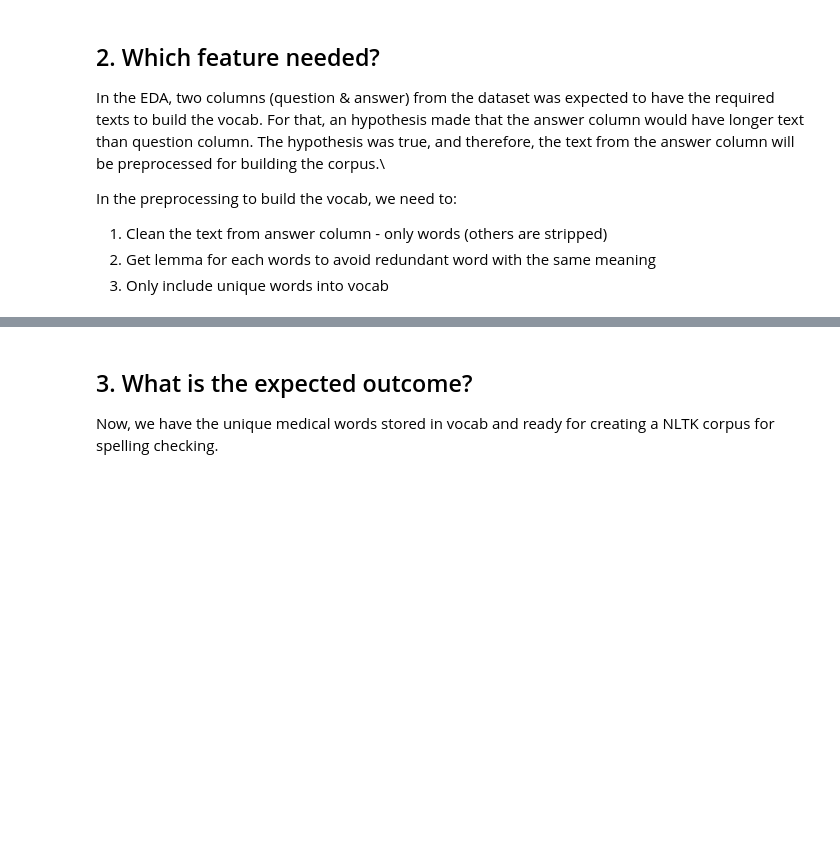
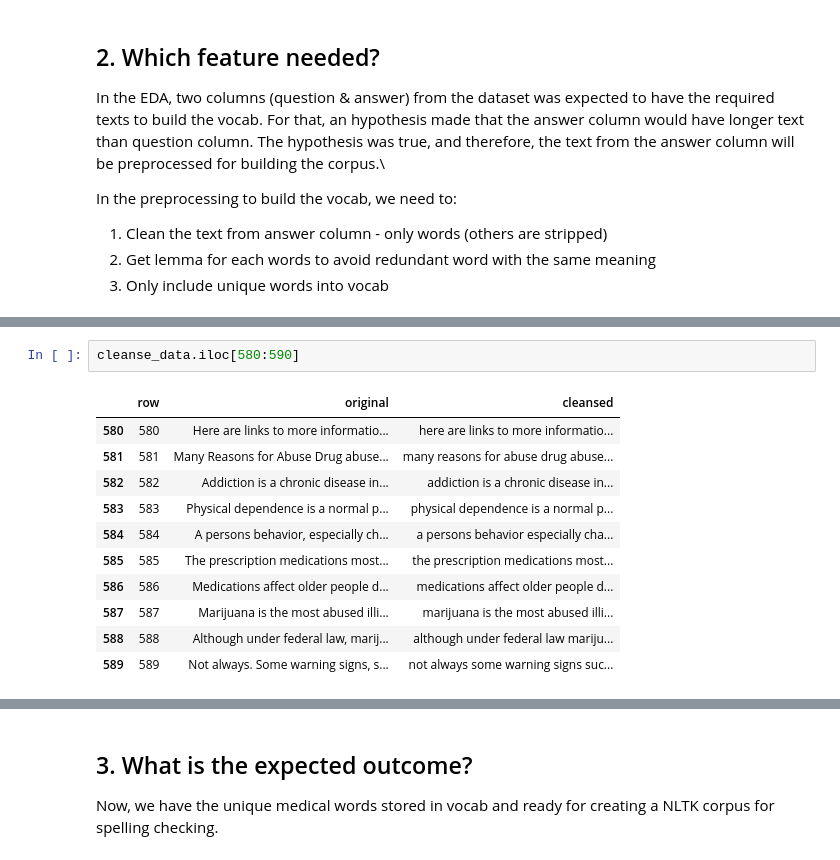
Before and after one commit to everhettoo/spelling-correction-service, a Jupyter notebook: preprocess-corpus.ipynb, the cells around one changed output, grey strips where cells are left out. Drawn from its saved outputs; the diff is of its cells as text; blank space fills up the shorter version.

```diff
--- a/preprocess-corpus.ipynb
+++ b/preprocess-corpus.ipynb
@@ -201,0 +135,14 @@ plt.show()
+# %%
+cleanse_data.iloc[580:590]
+# %% [output]
+|  | row | original | cleansed |
+| 580 | 580 | Here are links to more informatio... | here are links to more informatio... |
+| 581 | 581 | Many Reasons for Abuse Drug abuse... | many reasons for abuse drug abuse... |
+| 582 | 582 | Addiction is a chronic disease in... | addiction is a chronic disease in... |
+| 583 | 583 | Physical dependence is a normal p... | physical dependence is a normal p... |
+| 584 | 584 | A persons behavior, especially ch... | a persons behavior especially cha... |
+| 585 | 585 | The prescription medications most... | the prescription medications most... |
+| 586 | 586 | Medications affect older people d... | medications affect older people d... |
+| 587 | 587 | Marijuana is the most abused illi... | marijuana is the most abused illi... |
+| 588 | 588 | Although under federal law, marij... | although under federal law mariju... |
+| 589 | 589 | Not always. Some warning signs, s... | not always some warning signs suc... |
```
Also changed, not shown: parts of 15 cells of this notebook, 3 other files.
